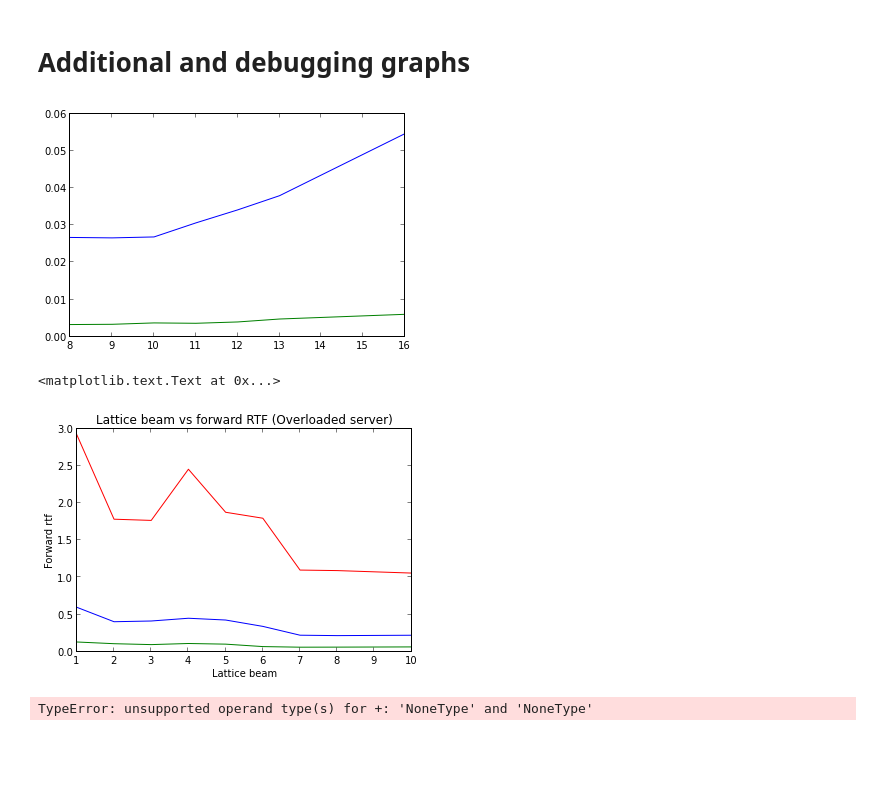
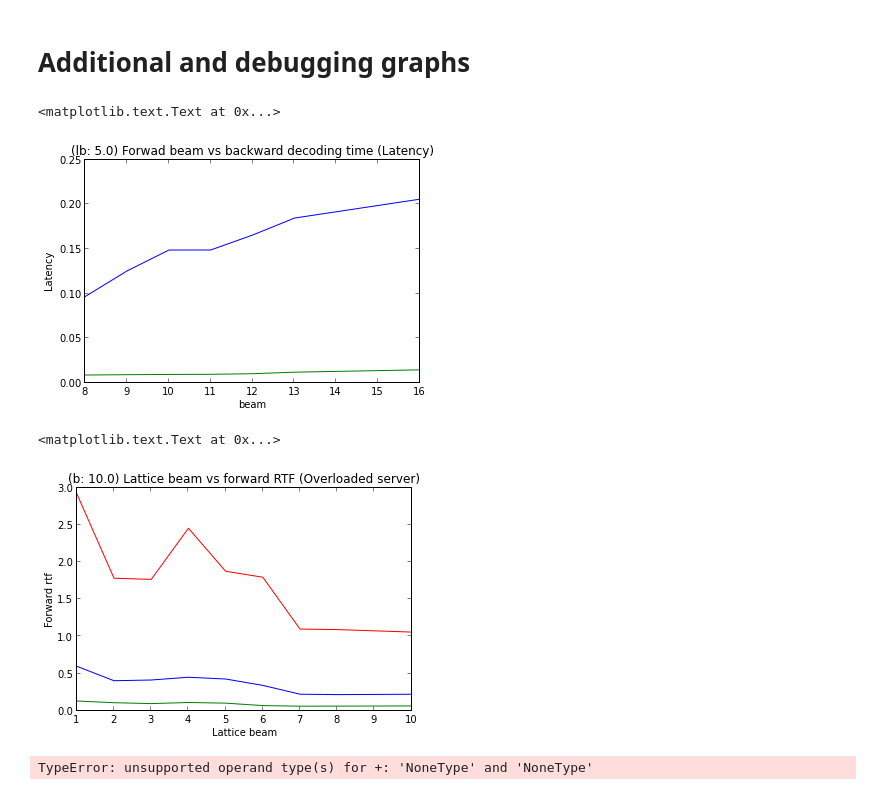
Before and after one commit to oplatek/pykaldi-eval, a Jupyter notebook: Pykaldi-evaluation.ipynb, the cells around one changed output. Drawn from its saved outputs; the diff is of its cells as text; code cells hidden in the pictures; blank space fills up the shorter version.

Commit message:
add title description

```diff
--- a/Pykaldi-evaluation.ipynb
+++ b/Pykaldi-evaluation.ipynb
@@ -245,20 +245,23 @@ title('Backward lat_beam vs latency and WER (TODO: 95% values instead of min, ma
 Additional and debugging graphs
 ===============================
 # %%
-lat_beam, max_active = lat_beam_range[0], max_active_range[0]
+lat_beam, max_active = lat_beam_range[4], max_active_range[0]
 minb, avgb, maxb = [], [], []
 for beam in beam_range:
     backwardlen = [ rec.backwardlen for rec in user_time_r if rec.beam == beam and rec.lattice_beam == lat_beam
                     and rec.max_active == max_active]
     minb.append(min(backwardlen))
     avgb.append(sum(backwardlen) / float(len(backwardlen)))
     maxb.append(max(backwardlen))
-pl.plot(beam_range, minb, 'g')
-pl.plot(beam_range, avgb, 'b')
+plot(beam_range, minb, 'g')
+plot(beam_range, avgb, 'b')
 # pl.plot(beam_range, maxb, 'r')
-pl.show()
+title('(lb: %0.1f) Forwad beam vs backward decoding time (Latency)' % lat_beam)
+ylabel('Latency')
+xlabel('beam')
 # %% [output]
+<matplotlib.text.Text at 0x...>
-[figure, old version]
+[figure, new version]
 # %%
 beam, max_active = beam_range[2], max_active_range[0]
 minf, avgf, maxf = [], [], []
@@ -271,12 +274,12 @@ for lat_beam in lat_beam_range:
 plot(lat_beam_range, minf, 'g')
 plot(lat_beam_range, avgf, 'b')
 plot(lat_beam_range, maxf, 'r')
-title('Lattice beam vs forward RTF (Overloaded server)')
+title('(b: %0.1f) Lattice beam vs forward RTF (Overloaded server)' % beam)
 ylabel('Forward rtf')
 xlabel('Lattice beam')
 # %% [output]
 <matplotlib.text.Text at 0x...>
-[figure, old version]
+[figure, new version]
 # %%
 werv =[ (cwer(rec.ins, rec.dl, rec.sub, rec.refer_words), rec.beam, rec.lattice_beam, rec.max_active) for rec in sys_time_r]
 
```
